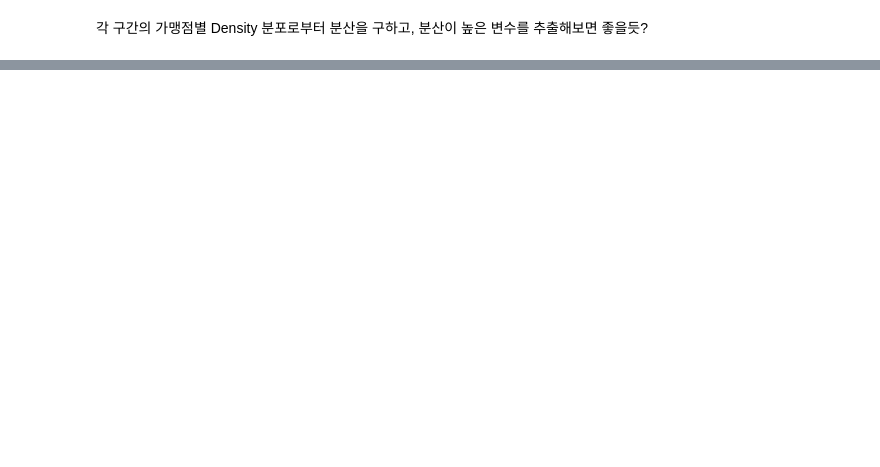
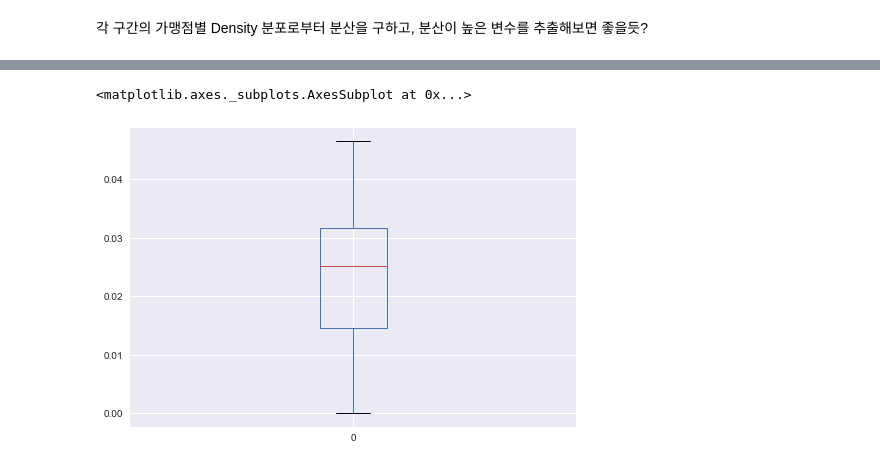
Before and after one commit to ilovemyminutes/SamsungCard2020, a Jupyter notebook: preprocess/preprocessing_histogram_featureExtraction.ipynb, the cells around one changed output, grey strips where cells are left out. Cells and saved outputs as stored; diff of their text form; code cells hidden in the pictures; blank space fills up the shorter version.

```diff
--- a/preprocess/preprocessing_histogram_featureExtraction.ipynb
+++ b/preprocess/preprocessing_histogram_featureExtraction.ipynb
@@ -255,0 +378,27 @@ def FranchiseLabeling(num=1, dropID=True):
+# %%
+statsForFeatureSelection = pd.DataFrame()
+for f in range(11):
+    franchise_num = f
+    std_mean_dict = dict()
+    std_std_dict = dict()
+    for var in list(train_raw.columns[1:-1]):
+        temp = showFranchiseDensity(data=franchiseLabeling(franchise_num=franchise_num,
+                                                           dropID=True,
+                                                           verbose=False),
+                                    var_num=var,
+                                    franchise_group=[0, 1],
+                                    plot=False
+                                   )
+        std_mean_dict[var] = [temp.groupby('interval_Id')['density'].std().mean()]
+        std_std_dict[var] = [temp.groupby('interval_Id')['density'].std().std()]
+
+    temp = pd.DataFrame(std_mean_dict)
+    temp['std_mean'] = np.array(list(std_mean_dict.values())).mean()
+    temp['std_std'] = np.array(list(std_mean_dict.values())).std()
+    statsForFeatureSelection = pd.concat([statsForFeatureSelection, temp], axis=0, ignore_index=True)
+statsForFeatureSelection.to_csv('../etc/notebooks/interesting_data/histogram_statistics.csv', index=False)
+# %%
+pd.DataFrame(list(std_mean_dict.values())).boxplot()
+# %% [output]
+<matplotlib.axes._subplots.AxesSubplot at 0x...>
+[figure, added]
```
Also changed, not shown: parts of 10 cells of this notebook.
